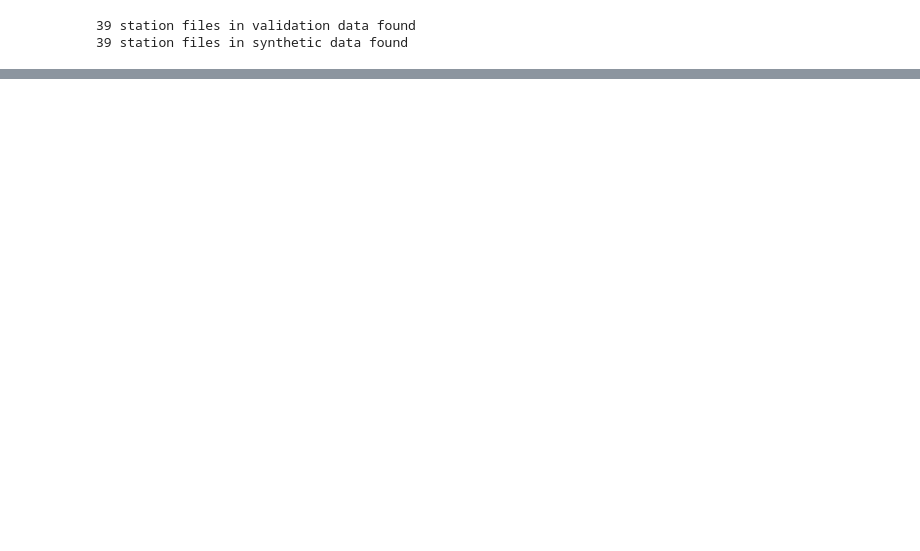
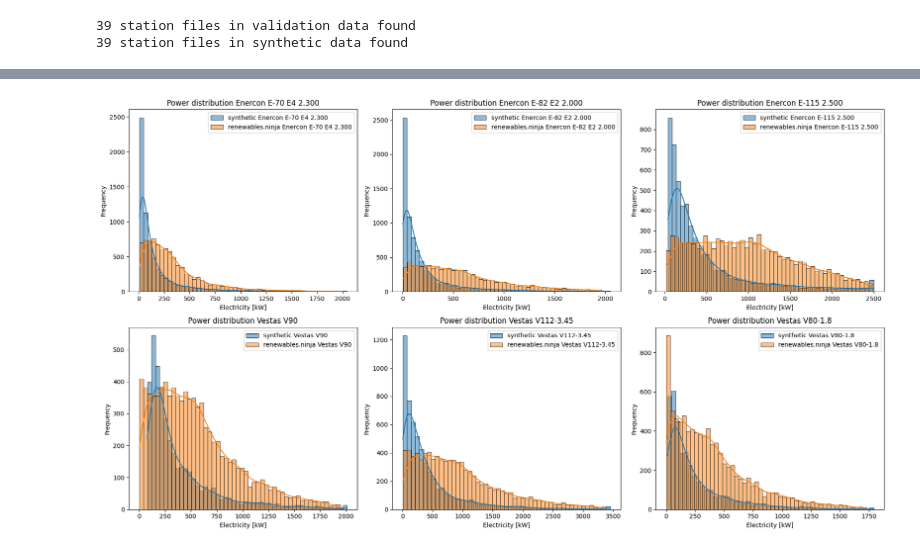
Before and after one commit to vikwal/synthetic_re_data_generation, a Jupyter notebook: renewablesninja.ipynb, the cells around one changed output, grey strips where cells are left out. Drawn from its saved outputs; the diff is of its cells as text; code cells hidden in the pictures; blank space fills up the shorter version.

```diff
--- a/renewablesninja.ipynb
+++ b/renewablesninja.ipynb
@@ -71,0 +213,4 @@ dfs[0]
+# %%
+plot_power_distribution(dfs[nr], val_dfs[nr])
+# %% [output]
+[figure, added]
```
Also changed, not shown: parts of 12 cells of this notebook, 3 other files.
